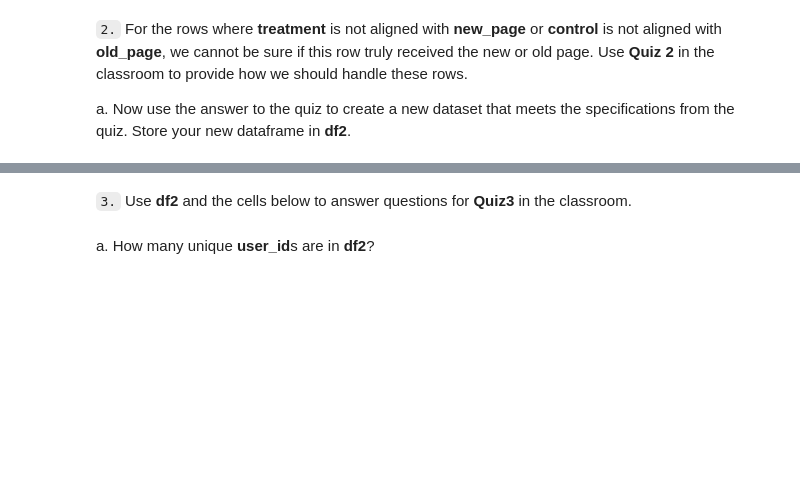
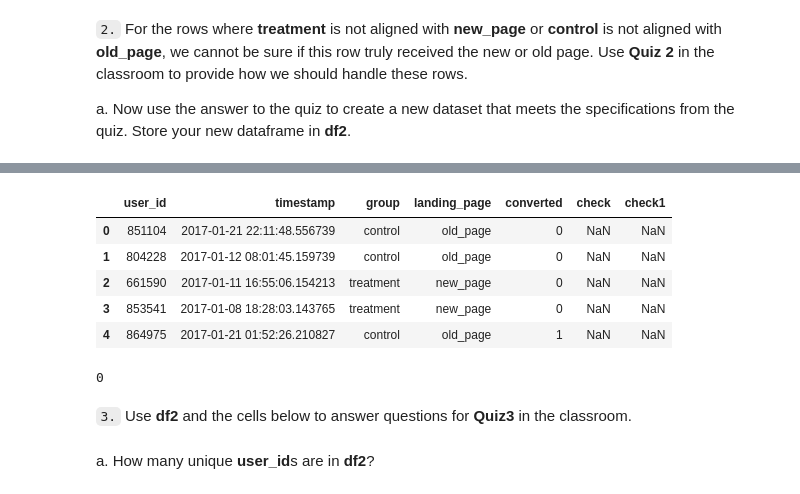
Before and after one commit to Zabamund/datasci-nano, a Jupyter notebook: AnalyzeABTest/Analyze_ab_test_results_notebook.ipynb, the cells around one changed output, grey strips where cells are left out. Cells and saved outputs as stored; diff of their text form; code cells hidden in the pictures; blank space fills up the shorter version.

```diff
--- a/AnalyzeABTest/Analyze_ab_test_results_notebook.ipynb
+++ b/AnalyzeABTest/Analyze_ab_test_results_notebook.ipynb
@@ -98,6 +108,19 @@ a. Now use the answer to the quiz to create a new dataset that meets the specifi
+# %%
+# remove all rows where treatment is not aligned with new_page or control is not aligned with old_page
+df2 = df.drop(df[(df.check == 1) | (df.check1 == 1)].index, inplace=False)
+df2.head()
+# %% [output]
+|  | user_id | timestamp | group | landing_page | converted | check | check1 |
+| 0 | 851104 | 2017-01-21 22:11:48.556739 | control | old_page | 0 | NaN | NaN |
+| 1 | 804228 | 2017-01-12 08:01:45.159739 | control | old_page | 0 | NaN | NaN |
+| 2 | 661590 | 2017-01-11 16:55:06.154213 | treatment | new_page | 0 | NaN | NaN |
+| 3 | 853541 | 2017-01-08 18:28:03.143765 | treatment | new_page | 0 | NaN | NaN |
+| 4 | 864975 | 2017-01-21 01:52:26.210827 | control | old_page | 1 | NaN | NaN |
 # %%
 # Double Check all of the correct rows were removed - this should be 0
 df2[((df2['group'] == 'treatment') == (df2['landing_page'] == 'new_page')) == False].shape[0]
+# %% [output]
+0
 # %% [markdown]
 `3.` Use **df2** and the cells below to answer questions for **Quiz3** in the classroom.
 # %% [markdown]
```
Also changed, not shown: parts of 6 cells of this notebook.
